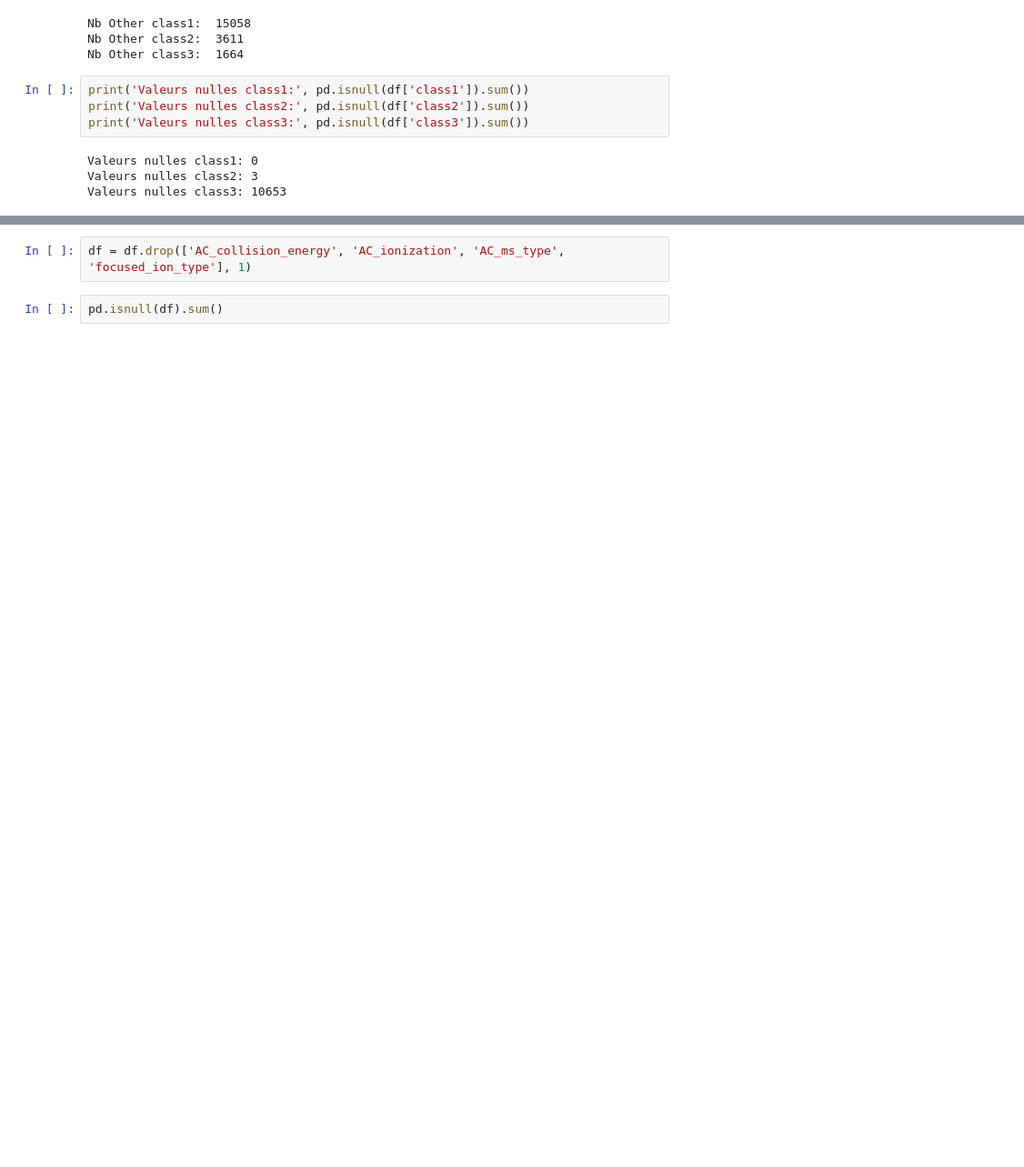
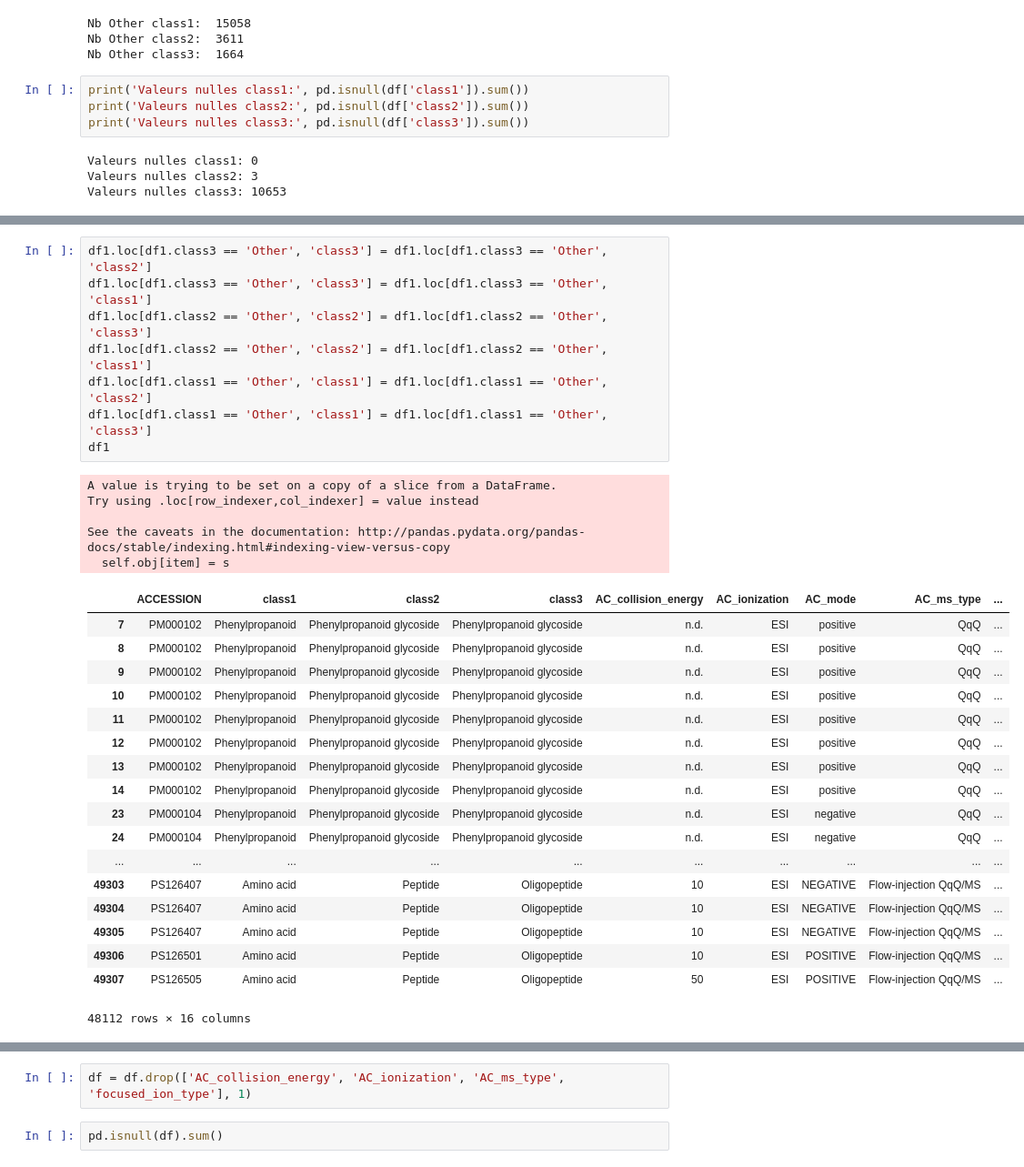
Before and after one commit to margreg/Classification-de-m-tabolite-secondaire-partir-de-spectres-de-masse, a Jupyter notebook: data_cleaning.ipynb, the cells around one changed output, grey strips where cells are left out. Shown at 91% size. Saved outputs shown, nothing was run; the diff lists cells and outputs as text; blank space fills up the shorter version.

```diff
--- a/data_cleaning.ipynb
+++ b/data_cleaning.ipynb
@@ -191,0 +159,32 @@ Nb Other class3:  11034
+# %%
+df1.loc[df1.class3 == 'Other', 'class3'] = df1.loc[df1.class3 == 'Other', 'class2']
+df1.loc[df1.class3 == 'Other', 'class3'] = df1.loc[df1.class3 == 'Other', 'class1']
+df1.loc[df1.class2 == 'Other', 'class2'] = df1.loc[df1.class2 == 'Other', 'class3']
+df1.loc[df1.class2 == 'Other', 'class2'] = df1.loc[df1.class2 == 'Other', 'class1']
+df1.loc[df1.class1 == 'Other', 'class1'] = df1.loc[df1.class1 == 'Other', 'class2']
+df1.loc[df1.class1 == 'Other', 'class1'] = df1.loc[df1.class1 == 'Other', 'class3']
+df1
+# %% [output]
+A value is trying to be set on a copy of a slice from a DataFrame.
+Try using .loc[row_indexer,col_indexer] = value instead
+
+See the caveats in the documentation: http://pandas.pydata.org/pandas-docs/stable/indexing.html#indexing-view-versus-copy
+  self.obj[item] = s
+|  | ACCESSION | class1 | class2 | class3 | AC_collision_energy | AC_ionization | AC_mode | AC_ms_type | ... |
+| 7 | PM000102 | Phenylpropanoid | Phenylpropanoid glycoside | Phenylpropanoid glycoside | n.d. | ESI | positive | QqQ | ... |
+| 8 | PM000102 | Phenylpropanoid | Phenylpropanoid glycoside | Phenylpropanoid glycoside | n.d. | ESI | positive | QqQ | ... |
+| 9 | PM000102 | Phenylpropanoid | Phenylpropanoid glycoside | Phenylpropanoid glycoside | n.d. | ESI | positive | QqQ | ... |
+| 10 | PM000102 | Phenylpropanoid | Phenylpropanoid glycoside | Phenylpropanoid glycoside | n.d. | ESI | positive | QqQ | ... |
+| 11 | PM000102 | Phenylpropanoid | Phenylpropanoid glycoside | Phenylpropanoid glycoside | n.d. | ESI | positive | QqQ | ... |
+| 12 | PM000102 | Phenylpropanoid | Phenylpropanoid glycoside | Phenylpropanoid glycoside | n.d. | ESI | positive | QqQ | ... |
+| 13 | PM000102 | Phenylpropanoid | Phenylpropanoid glycoside | Phenylpropanoid glycoside | n.d. | ESI | positive | QqQ | ... |
+| 14 | PM000102 | Phenylpropanoid | Phenylpropanoid glycoside | Phenylpropanoid glycoside | n.d. | ESI | positive | QqQ | ... |
+| 23 | PM000104 | Phenylpropanoid | Phenylpropanoid glycoside | Phenylpropanoid glycoside | n.d. | ESI | negative | QqQ | ... |
+| 24 | PM000104 | Phenylpropanoid | Phenylpropanoid glycoside | Phenylpropanoid glycoside | n.d. | ESI | negative | QqQ | ... |
+| ... | ... | ... | ... | ... | ... | ... | ... | ... | ... |
+| 49303 | PS126407 | Amino acid | Peptide | Oligopeptide | 10 | ESI | NEGATIVE | Flow-injection QqQ/MS | ... |
+| 49304 | PS126407 | Amino acid | Peptide | Oligopeptide | 10 | ESI | NEGATIVE | Flow-injection QqQ/MS | ... |
+| 49305 | PS126407 | Amino acid | Peptide | Oligopeptide | 10 | ESI | NEGATIVE | Flow-injection QqQ/MS | ... |
+| 49306 | PS126501 | Amino acid | Peptide | Oligopeptide | 10 | ESI | POSITIVE | Flow-injection QqQ/MS | ... |
+| 49307 | PS126505 | Amino acid | Peptide | Oligopeptide | 50 | ESI | POSITIVE | Flow-injection QqQ/MS | ... |
+48112 rows × 16 columns
```
Also changed, not shown: parts of 14 cells of this notebook, 5 other files.
